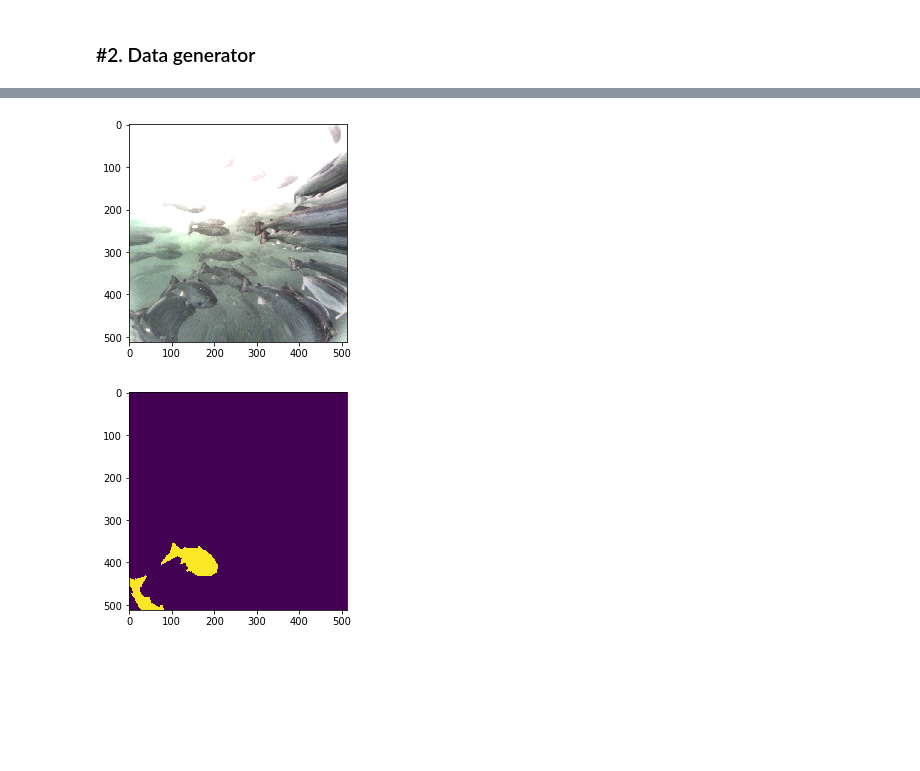
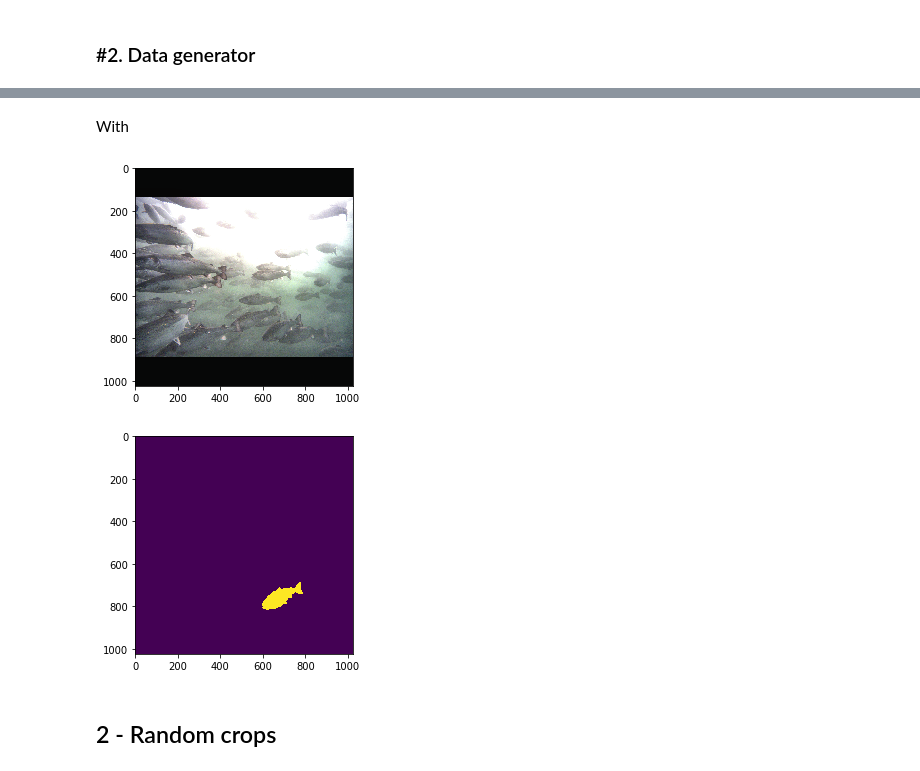
Before and after one commit to isabellafaccone/aquabytePersonal, a Jupyter notebook: lib/maskrcnn/augmentation_viz.ipynb, the cells around one changed output, grey strips where cells are left out. Drawn from its saved outputs; the diff is of its cells as text; code cells hidden in the pictures; blank space fills up the shorter version.

```diff
--- a/lib/maskrcnn/augmentation_viz.ipynb
+++ b/lib/maskrcnn/augmentation_viz.ipynb
@@ -54,7 +52,7 @@ dataset_train.num_images
 # %% [markdown]
 ### #1. Config
 # %%
-image_size = 512
+image_size = 1024
 rpn_anchor_template = (1, 2, 4, 8, 16) # anchor sizes in pixels
 rpn_anchor_scales = tuple(i * (image_size // 16) for i in rpn_anchor_template)
 
@@ -151,3 +153,8 @@ augmentation = {'albumentations': [
+# %%
+augmentation = {'albumentations': [
+    RandomContrast(p=0.0),
+    CLAHE(p=0.0),
+], 'imgaug': None}
 # %%
 image, image_meta, gt_class_ids, gt_boxes, gt_masks = modellib.load_image_gt(dataset_train, config, 1, \
                   augmentation=augmentation, use_mini_mask=config.USE_MINI_MASK)
@@ -154,10 +168,19 @@ image, image_meta, gt_class_ids, gt_boxes, gt_masks = modellib.load_image_gt(dat
-# %%
-plt.imshow(image)
-plt.show()
-# %% [output]
-[figure, removed]
-# %%
-plt.imshow(gt_masks.squeeze())
-plt.show()
-# %% [output]
-[figure, removed]
+# %% [markdown]
+With
+# %%
+augmentation = {'albumentations': [
+    RandomContrast(p=0.6),
+    CLAHE(p=0.6),
+], 'imgaug': None}
+# %%
+image, image_meta, gt_class_ids, gt_boxes, gt_masks = modellib.load_image_gt(dataset_train, config, 1, \
+                  augmentation=augmentation, use_mini_mask=config.USE_MINI_MASK)
+plt.imshow(image)
+plt.show()
+plt.imshow(gt_masks.squeeze())
+plt.show()
+# %% [output]
+[figure, added]
+[figure, added]
+# %% [markdown]
+## 2 - Random crops
```
Also changed, not shown: parts of 16 cells of this notebook, 7 other files.
